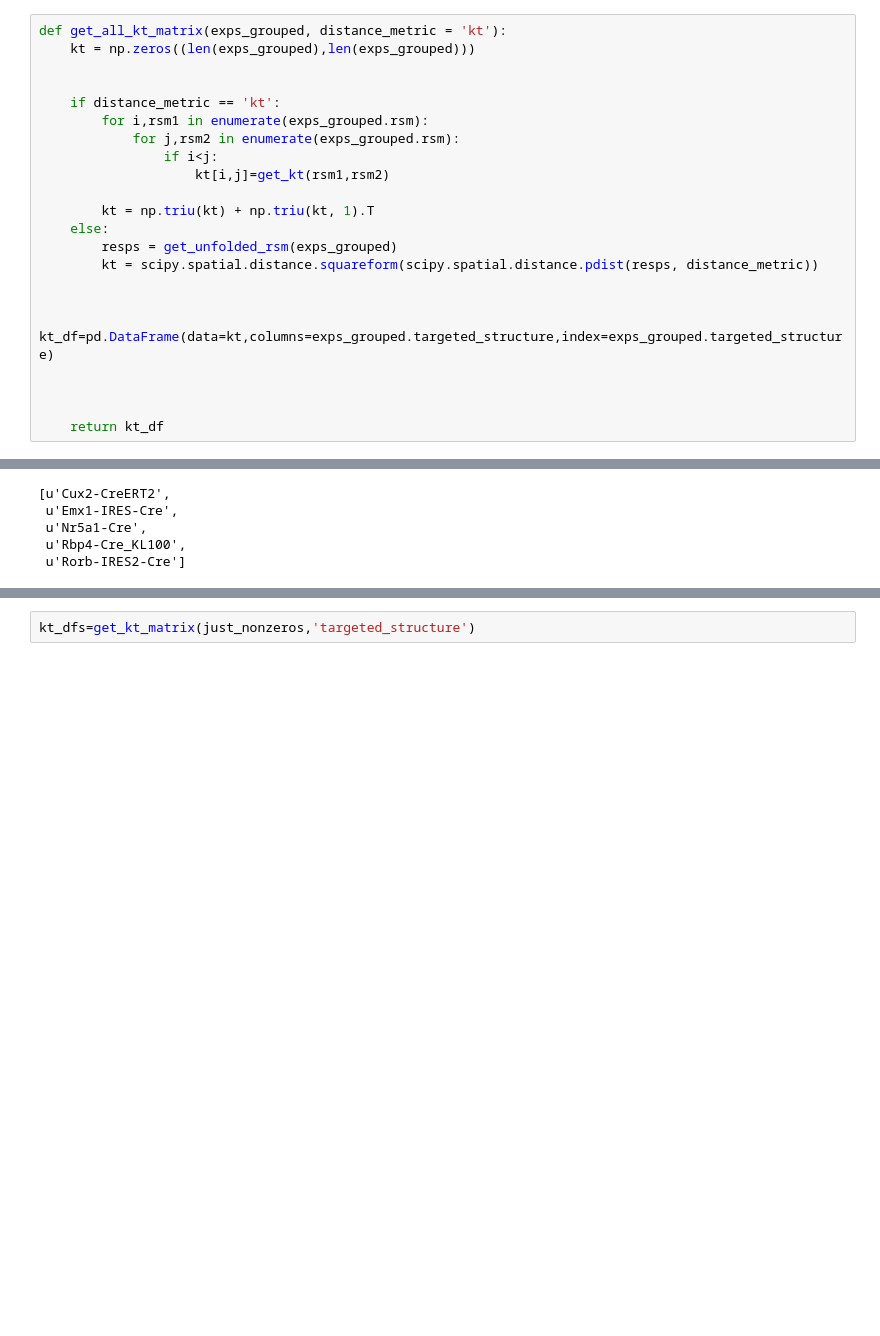
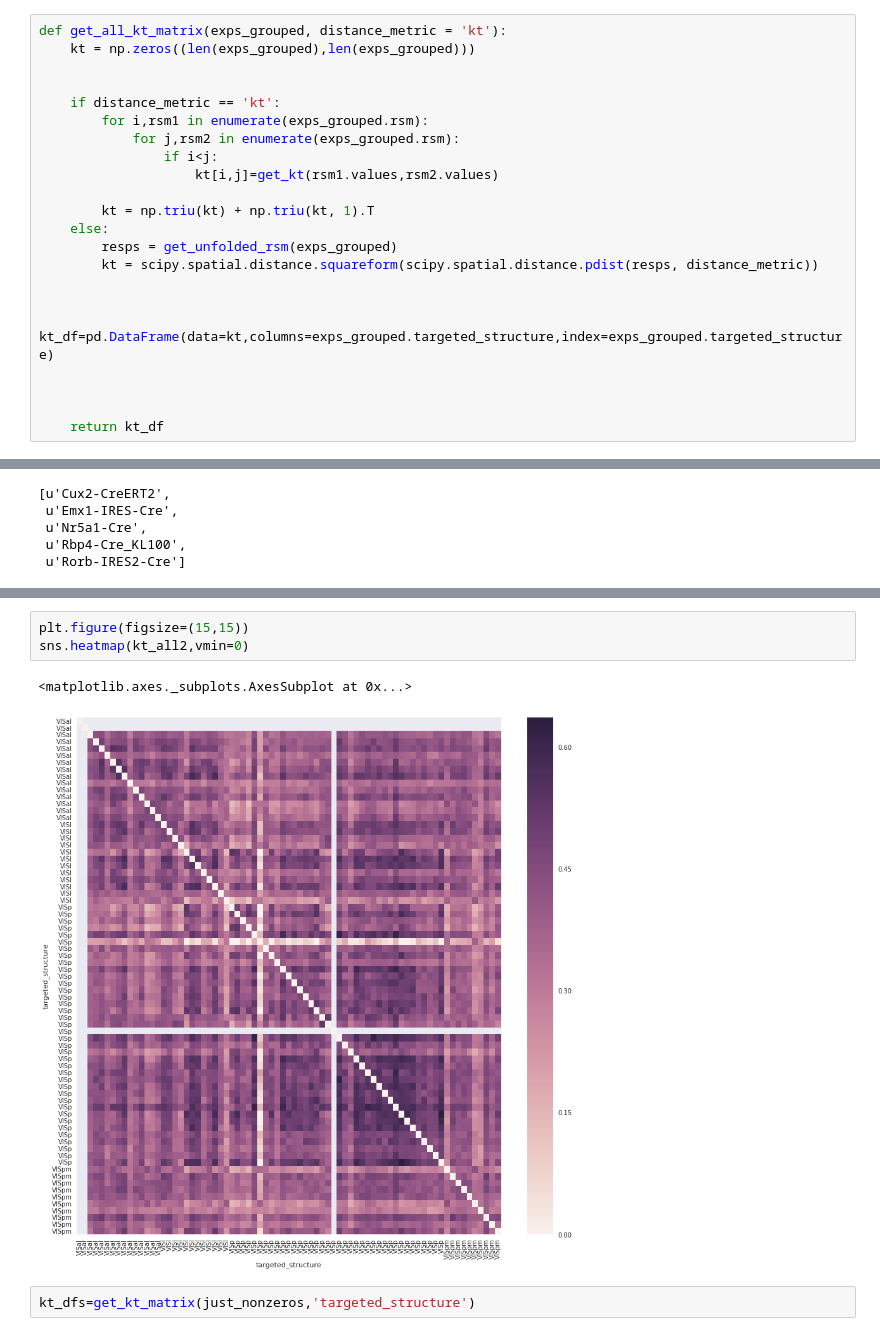
Before and after one commit to AllenInstitute/swdb_2017_tools, a Jupyter notebook: projects/mouseRSA/get_rsa_2Dembeddings_plot.ipynb, the cells around one changed output, grey strips where cells are left out. Cells and saved outputs as stored; diff of their text form; blank space fills up the shorter version.

```diff
--- a/projects/mouseRSA/get_rsa_2Dembeddings_plot.ipynb
+++ b/projects/mouseRSA/get_rsa_2Dembeddings_plot.ipynb
@@ -291,7 +314,7 @@ def get_all_kt_matrix(exps_grouped, distance_metric = 'kt'):
         for i,rsm1 in enumerate(exps_grouped.rsm):
             for j,rsm2 in enumerate(exps_grouped.rsm):
                 if i<j:
-                    kt[i,j]=get_kt(rsm1,rsm2)
+                    kt[i,j]=get_kt(rsm1.values,rsm2.values)
 
         kt = np.triu(kt) + np.triu(kt, 1).T
     else:
@@ -369,3 +379,9 @@ sns.heatmap(kt_all,vmin=0)
+# %%
+plt.figure(figsize=(15,15))
+sns.heatmap(kt_all2,vmin=0)
+# %% [output]
+<matplotlib.axes._subplots.AxesSubplot at 0x...>
+[figure, added]
 # %%
 kt_dfs=get_kt_matrix(just_nonzeros,'targeted_structure')
 # %% [output]
```
Also changed, not shown: parts of 13 cells of this notebook.
